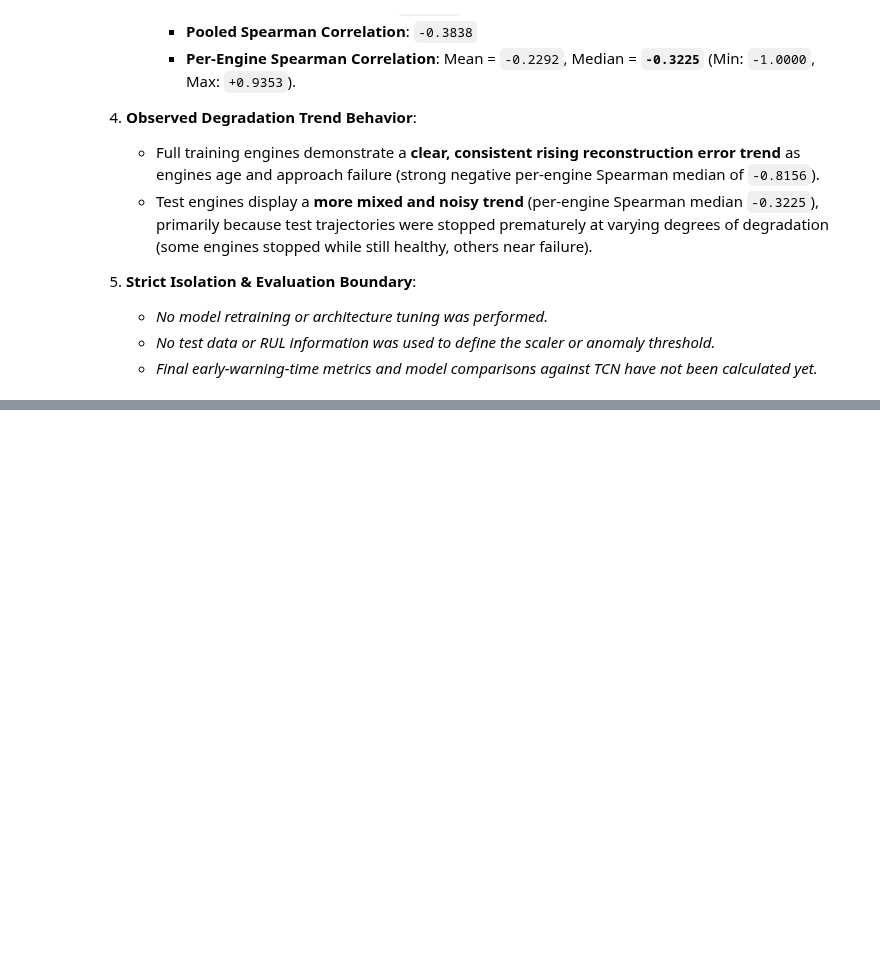
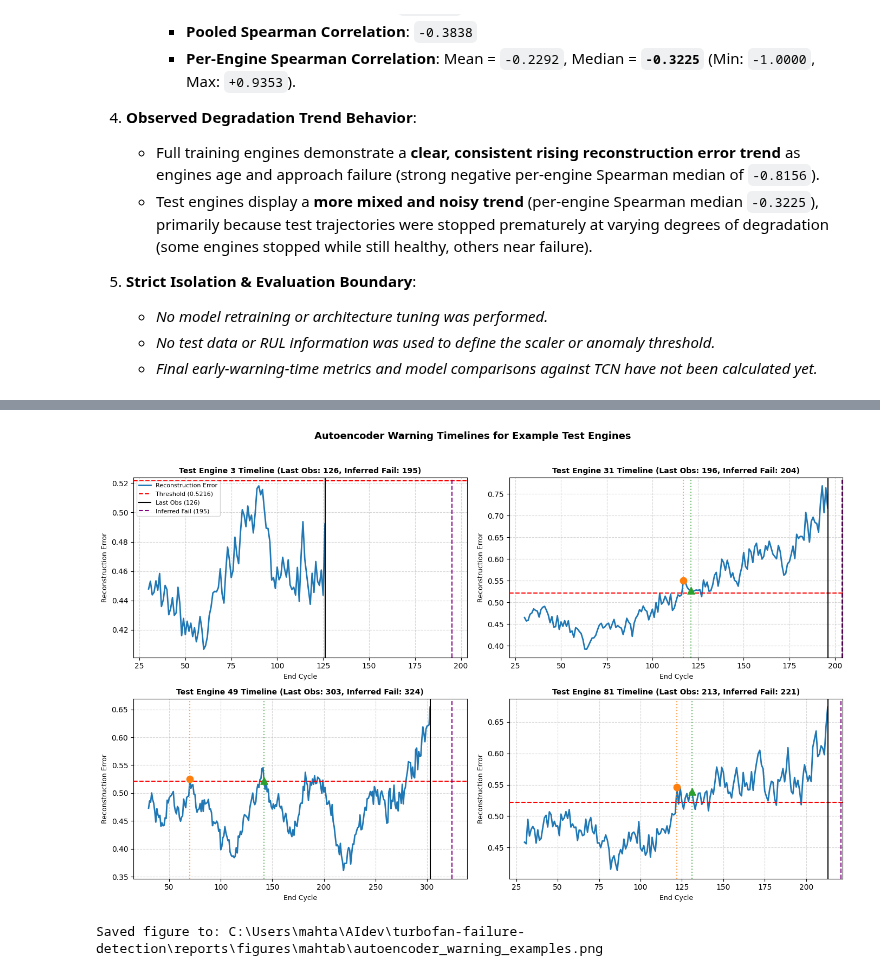
Before and after one commit to spirit-web/turbofan-failure-detection, a Jupyter notebook: notebooks/mahtab_autoencoder.ipynb, the cells around one changed output, grey strips where cells are left out. Drawn from its saved outputs; the diff is of its cells as text; code cells hidden in the pictures; blank space fills up the shorter version.

```diff
--- a/notebooks/mahtab_autoencoder.ipynb
+++ b/notebooks/mahtab_autoencoder.ipynb
@@ -1920,0 +2244,54 @@ Below is a concise summary of the empirical degradation signal analysis for the
+# %%
+example_test_units = [3, 31, 49, 81]
+
+fig, axes = plt.subplots(nrows=2, ncols=2, figsize=(14, 9))
+axes = axes.flatten()
+
+for idx, unit in enumerate(example_test_units):
+    ax = axes[idx]
+    engine_score = test_score_df[test_score_df['unit_number'] == unit]
+    unit_warning = test_warning_df[test_warning_df['unit_number'] == unit].iloc[0]
+
+    # Reconstruction error line
+    ax.plot(engine_score['end_cycle'], engine_score['reconstruction_error'], color='#1f77b4', linewidth=2, label='Reconstruction Error')
+    # Anomaly threshold line
+    ax.axhline(anomaly_threshold, color='red', linestyle='--', linewidth=1.5, label=f'Threshold ({anomaly_threshold:.4f})')
+
+    # Rule A marker
+    if unit_warning['first_crossing_detected']:
+        fc = unit_warning['first_crossing_cycle']
+        fc_err = engine_score[engine_score['end_cycle'] == fc]['reconstruction_error'].iloc[0]
+        ax.scatter(fc, fc_err, color='#ff7f0e', s=80, zorder=5, label=f'Rule A (Cycle {int(fc)})')
+        ax.axvline(fc, color='#ff7f0e', linestyle=':', alpha=0.7)
+
+    # Rule B marker
+    if unit_warning['persistent_detected']:
+        pc = unit_warning['persistent_warning_cycle']
+        pc_err = engine_score[engine_score['end_cycle'] == pc]['reconstruction_error'].iloc[0]
+        ax.scatter(pc, pc_err, color='#2ca02c', marker='^', s=90, zorder=5, label=f'Rule B (Cycle {int(pc)})')
+        ax.axvline(pc, color='#2ca02c', linestyle=':', alpha=0.7)
+
+    # Last observed cycle & Inferred failure cycle
+    last_obs = unit_warning['last_observed_cycle']
+    inf_fail = unit_warning['failure_cycle']
+    ax.axvline(last_obs, color='black', linestyle='-', linewidth=1.5, label=f'Last Obs ({int(last_obs)})')
+    ax.axvline(inf_fail, color='purple', linestyle='--', linewidth=1.5, label=f'Inferred Fail ({int(inf_fail)})')
+
+    ax.set_title(f'Test Engine {unit} Timeline (Last Obs: {int(last_obs)}, Inferred Fail: {int(inf_fail)})', fontsize=10, fontweight='bold')
+    ax.set_xlabel('End Cycle', fontsize=9)
+    ax.set_ylabel('Reconstruction Error', fontsize=9)
+    ax.grid(True, linestyle='--', alpha=0.5)
+    if idx == 0:
+        ax.legend(loc='upper left', fontsize=8)
+
+plt.suptitle('Autoencoder Warning Timelines for Example Test Engines', fontsize=13, fontweight='bold')
+plt.tight_layout(rect=[0, 0, 1, 0.96])
+
+warning_ex_fig_path = figures_dir / 'autoencoder_warning_examples.png'
+plt.savefig(warning_ex_fig_path, dpi=300)
+plt.show()
+
+print(f"Saved figure to: {warning_ex_fig_path}")
+# %% [output]
+[figure, added]
+Saved figure to: C:\Users\mahta\AIdev\turbofan-failure-detection\reports\figures\mahtab\autoencoder_warning_examples.png
```
Also changed, not shown: parts of 20 cells of this notebook, 4 other files.
